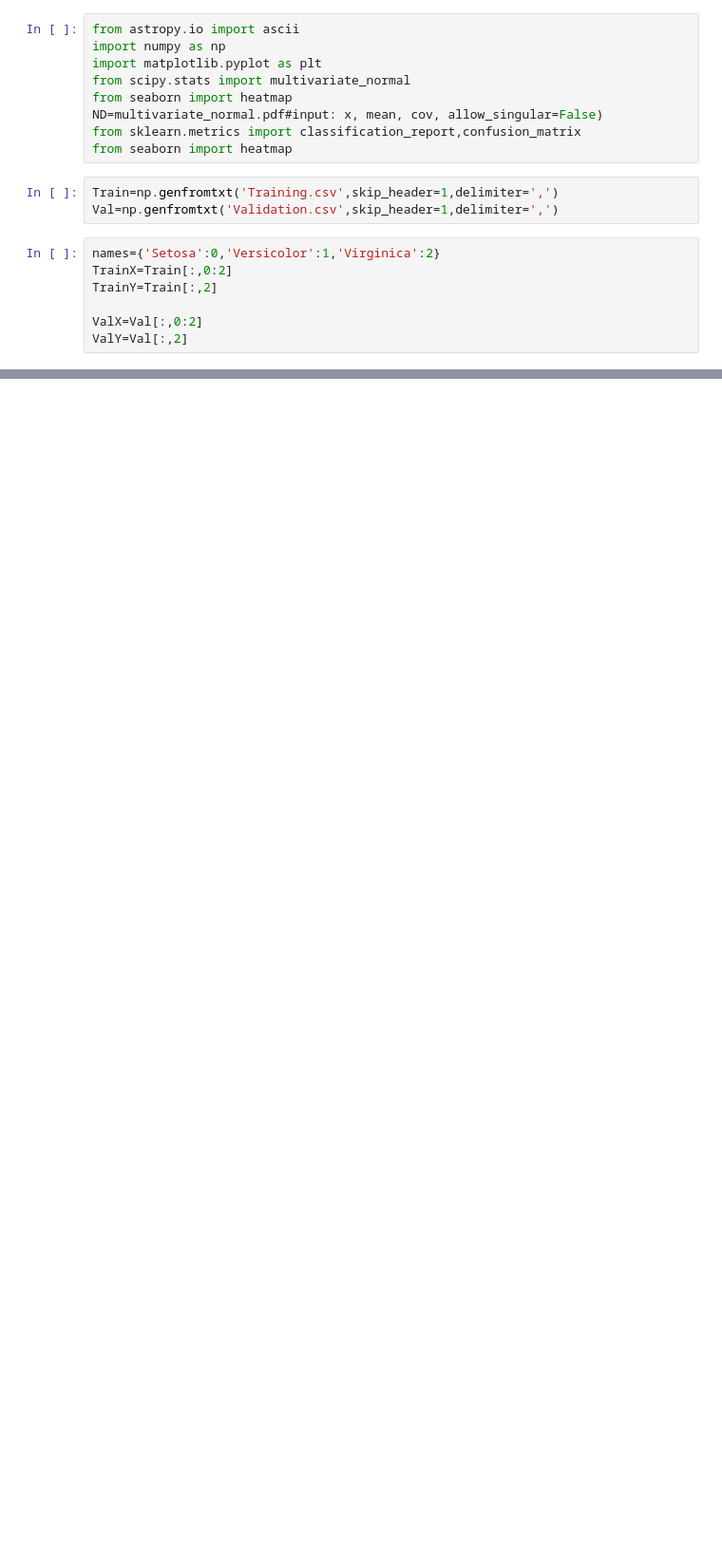
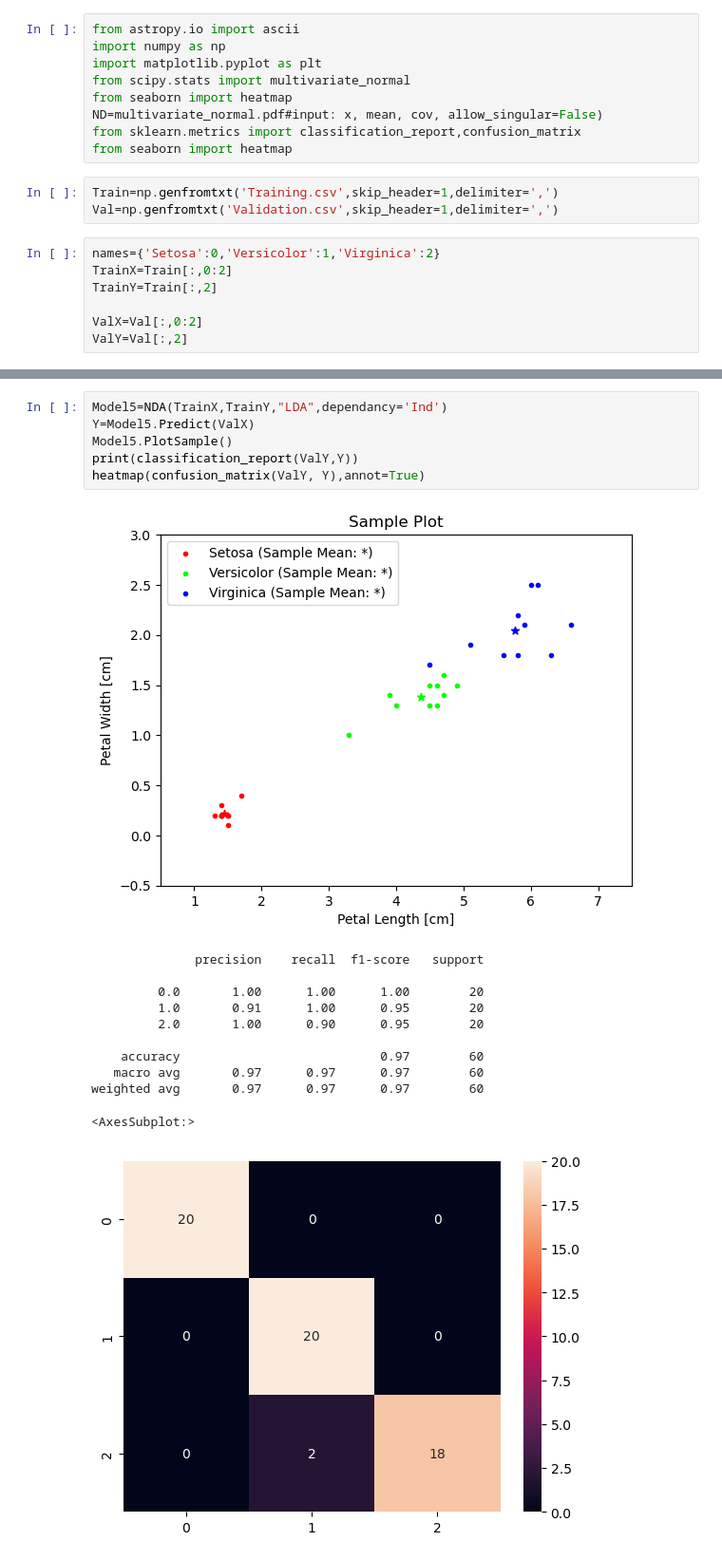
Before and after one commit to KKamp2015/PatternRecognition, a Jupyter notebook: Project.ipynb, the cells around one changed output, grey strips where cells are left out. Shown at 95% size. Drawn from its saved outputs; the diff is of its cells as text; blank space fills up the shorter version.

```diff
--- a/Project.ipynb
+++ b/Project.ipynb
@@ -107,0 +158,19 @@ weighted avg       0.97      0.97      0.97        60
+# %%
+Model5=NDA(TrainX,TrainY,"LDA",dependancy='Ind')
+Y=Model5.Predict(ValX)
+Model5.PlotSample()
+print(classification_report(ValY,Y))
+heatmap(confusion_matrix(ValY, Y),annot=True)
+# %% [output]
+[figure, added]
+              precision    recall  f1-score   support
+
+         0.0       1.00      1.00      1.00        20
+         1.0       0.91      1.00      0.95        20
+         2.0       1.00      0.90      0.95        20
+
+    accuracy                           0.97        60
+   macro avg       0.97      0.97      0.97        60
+weighted avg       0.97      0.97      0.97        60
+<AxesSubplot:>
+[figure, added]
```
Also changed, not shown: parts of 11 cells of this notebook.
